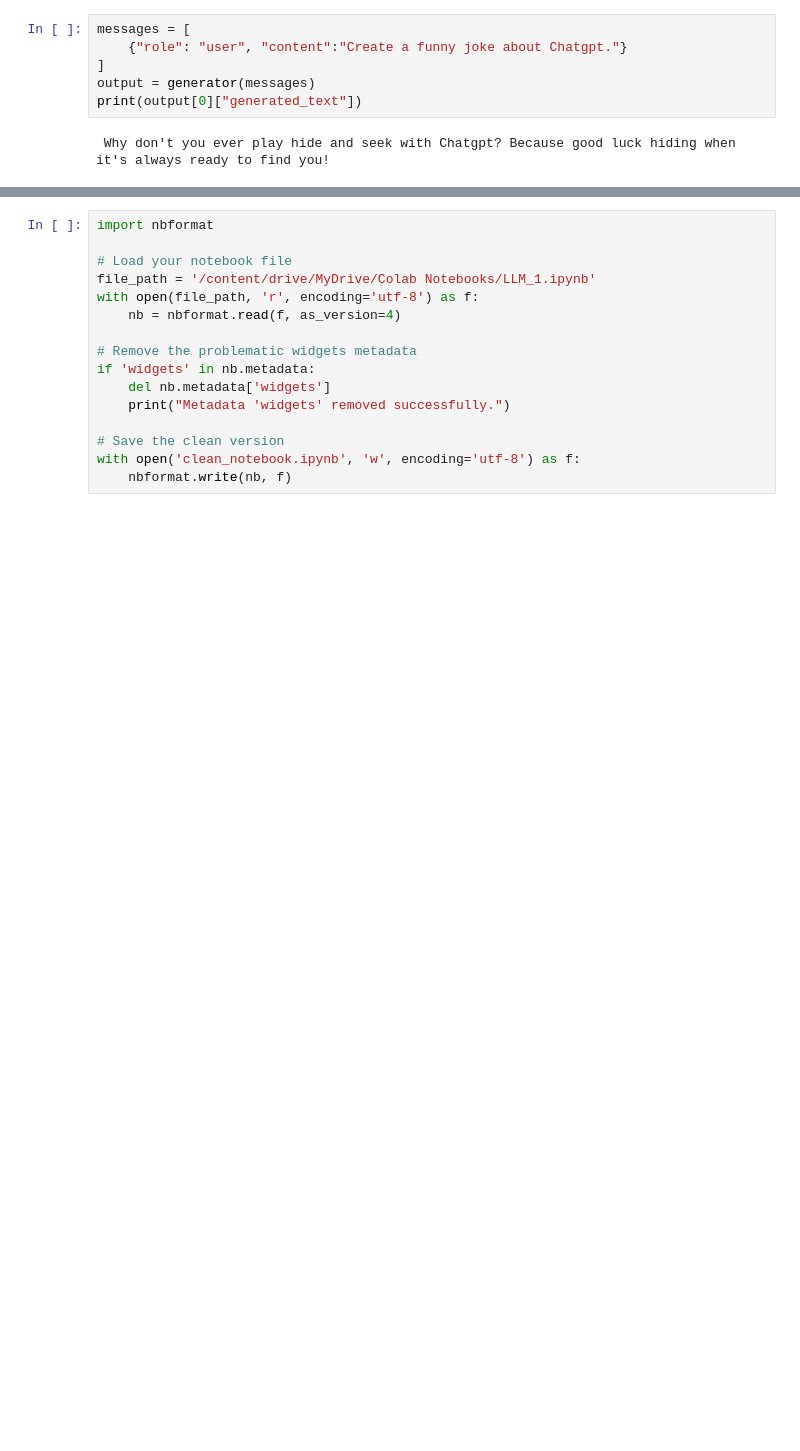
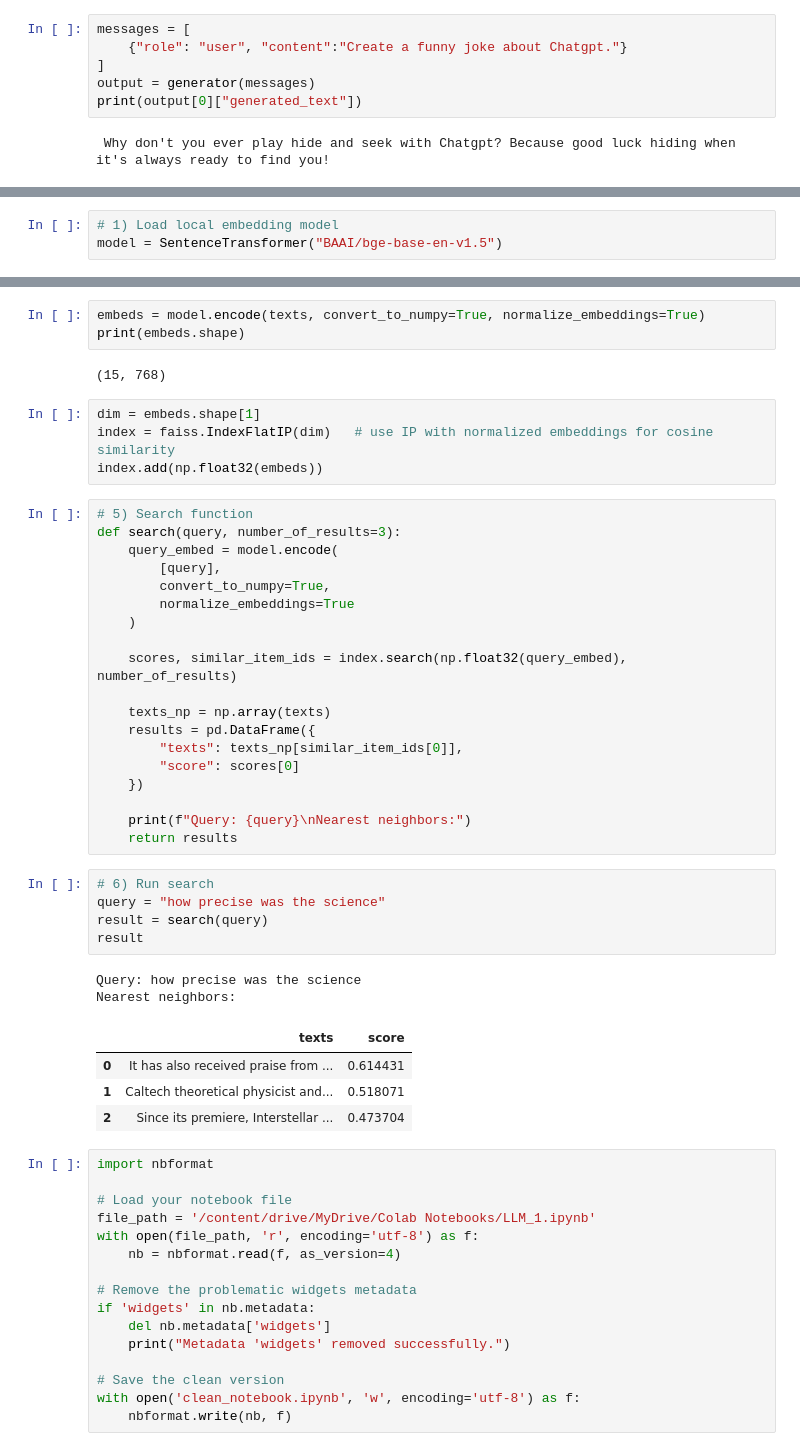
Before and after one commit to Numanur/llm-practice, a Jupyter notebook: LLM_1.ipynb, the cells around one changed output, grey strips where cells are left out. Drawn from its saved outputs; the diff is of its cells as text; blank space fills up the shorter version.

```diff
--- a/LLM_1.ipynb
+++ b/LLM_1.ipynb
@@ -65,0 +195,3 @@ print(output[0]["generated_text"])
+# %%
+# 1) Load local embedding model
+model = SentenceTransformer("BAAI/bge-base-en-v1.5")
@@ -66,3 +206,43 @@ print(output[0]["generated_text"])
+# %%
+embeds = model.encode(texts, convert_to_numpy=True, normalize_embeddings=True)
+print(embeds.shape)
+# %% [output]
+(15, 768)
+# %%
+dim = embeds.shape[1]
+index = faiss.IndexFlatIP(dim)   # use IP with normalized embeddings for cosine similarity
+index.add(np.float32(embeds))
+# %%
+# 5) Search function
+def search(query, number_of_results=3):
+    query_embed = model.encode(
+        [query],
+        convert_to_numpy=True,
+        normalize_embeddings=True
+    )
+
+    scores, similar_item_ids = index.search(np.float32(query_embed), number_of_results)
+
+    texts_np = np.array(texts)
+    results = pd.DataFrame({
+        "texts": texts_np[similar_item_ids[0]],
+        "score": scores[0]
+    })
+
+    print(f"Query: {query}\nNearest neighbors:")
+    return results
+# %%
+# 6) Run search
+query = "how precise was the science"
+result = search(query)
+result
+# %% [output]
+Query: how precise was the science
+Nearest neighbors:
+|  | texts | score |
+| 0 | It has also received praise from ... | 0.614431 |
+| 1 | Caltech theoretical physicist and... | 0.518071 |
+| 2 | Since its premiere, Interstellar ... | 0.473704 |
 # %%
 import nbformat
 
```
Also changed, not shown: parts of 13 cells of this notebook.
